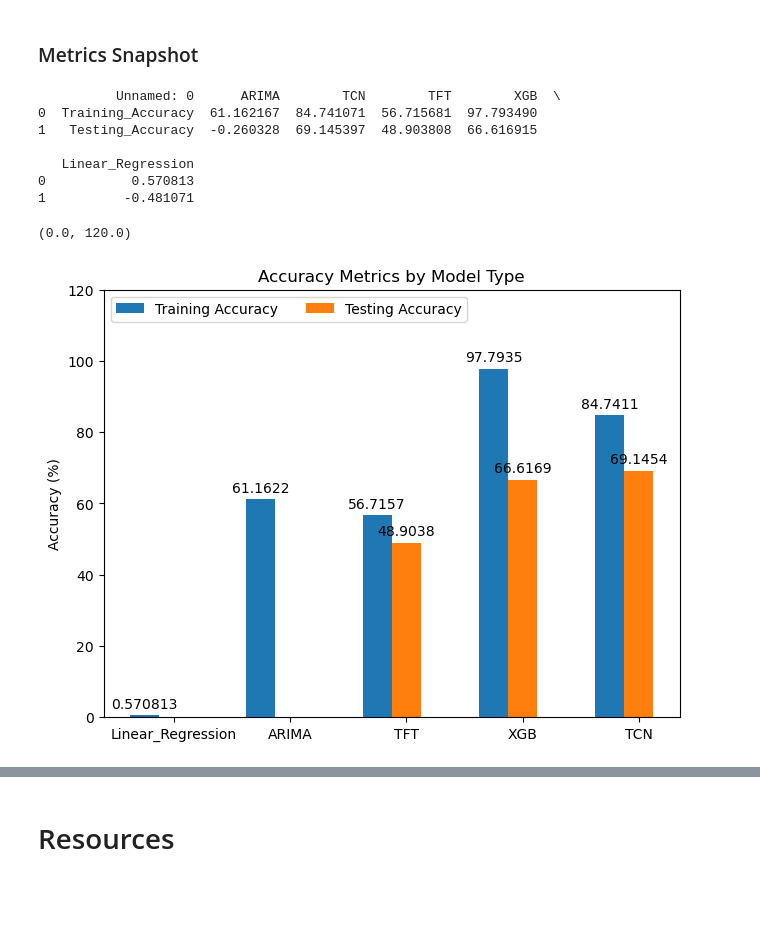
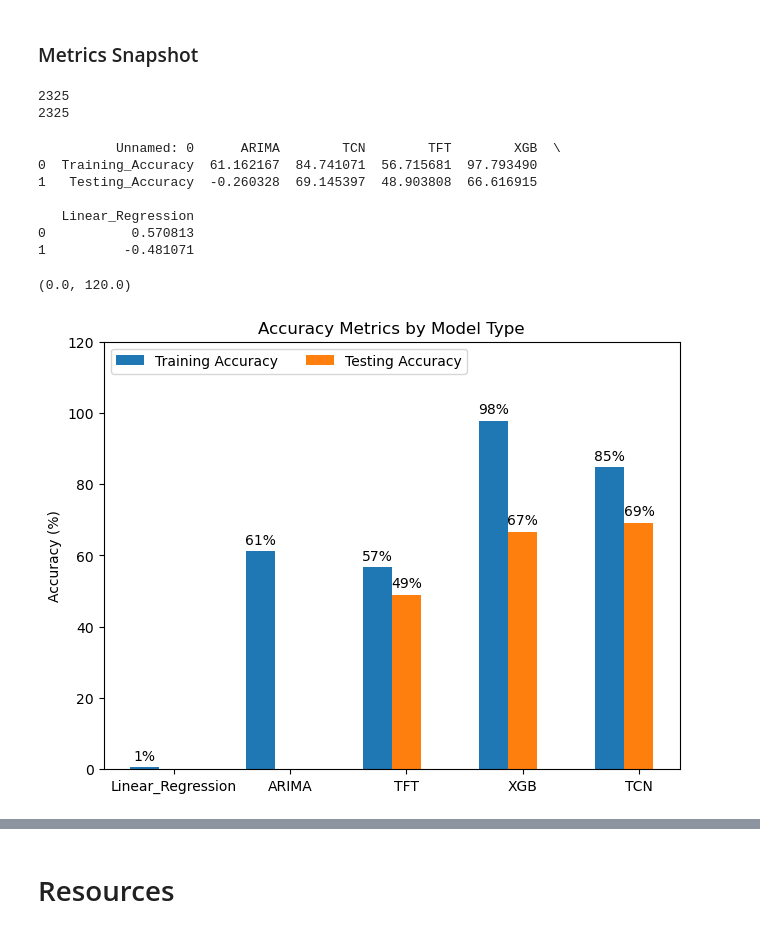
Before and after one commit to danCoder93/ENSF611-FinPrediction, a Jupyter notebook: src/FinPrediction.ipynb, the cells around one changed output, grey strips where cells are left out. Saved outputs shown, nothing was run; the diff lists cells and outputs as text; code cells hidden in the pictures; blank space fills up the shorter version.

```diff
--- a/src/FinPrediction.ipynb
+++ b/src/FinPrediction.ipynb
@@ -708,6 +708,34 @@ Testing accuracy: -0.481%
 # %%
 df_metrics = pd.DataFrame.from_dict(metrics)
 df_metrics.to_csv("/content/aapl_model_metrics.csv", index=True, header=True)
+# %%
+import pandas as pd
+
+pred_df = pd.read_csv('../data/aapl_model_tft_dataset.csv')
+target_df = pd.read_json('../data/aapl_price.json')
+
+plot_df = pd.DataFrame()
+
+for i in range(len(pred_df)):
+    date=pred_df.iloc[i]['date'].split('T')[0]
+    plot_df.at[i,'date'] = date
+    plot_df.at[i,'tft_pred'] = pred_df.iloc[i]['tft_pred']
+    try:
+        target_index = target_df.loc[target_df['t'].str.startswith(date)].index[0]
+        plot_df.at[i,'actual_price'] = target_df.iloc[target_index]['c']
+    except IndexError:
+        pass
+
+
+# total_length = df.count().max()
+# split_len = int(total_length * 0.1)
+# split_idx = total_length - split_len
+# X, y = df[[x for x in df.columns if x != target_col]], df[[target_col]]
+# X_train, X_test = X.iloc[:split_idx], X.iloc[split_idx:]
+# y_train, y_test = y.iloc[:split_idx], y.iloc[split_idx:]
+# %% [output]
+2325
+2325
 # %%
 #Lifted directly from Dr. Maan's code, but I think this would provide a great visual experience
 #It shows the trained, tested, and predicted data. I might try to re-create the look but putting this here for a guide and if we run out of time
@@ -780,34 +800,34 @@ model_metrics_df = model_metrics_df.sort_values(model_metrics_df.index[1],ascend
 # %%
 # Plot technique found from:
 # https://matplotlib.org/stable/gallery/lines_bars_and_markers/barchart.html#sphx-glr-gallery-lines-bars-and-markers-barchart-py
 # I specifically wanted the grouping visualization because it looks clean
 models = tuple(model_metrics_df.columns)
 
 model_results = {
     'Training Accuracy':tuple(model_metrics_df.iloc[0][:]),
     'Testing Accuracy':tuple(model_metrics_df.iloc[1][:])
 }
 
 x = np.arange(len(models))
 width = 0.25
 multiplier = 0
 
 fig,ax = plt.subplots(layout='constrained')
 
 for acc_type, value in model_results.items():
     offset = width*multiplier
     rects = ax.bar(x+offset,value,width,label=acc_type)
-    ax.bar_label(rects,padding=3)
+    ax.bar_label(rects,fmt="%.0f%%",padding=3)
     multiplier +=1
 
 ax.set_ylabel('Accuracy (%)')
 ax.set_title('Accuracy Metrics by Model Type')
 ax.set_xticks(x+width,models)
 ax.legend(loc='upper left',ncols=5)
 ax.set_ylim(0,120)
 # %% [output]
 (0.0, 120.0)
-[figure, old version]
+[figure, new version]
 # %%
 import matplotlib.pyplot as plt
 import seaborn as sns
```
Also changed, not shown: parts of 2 cells of this notebook.
